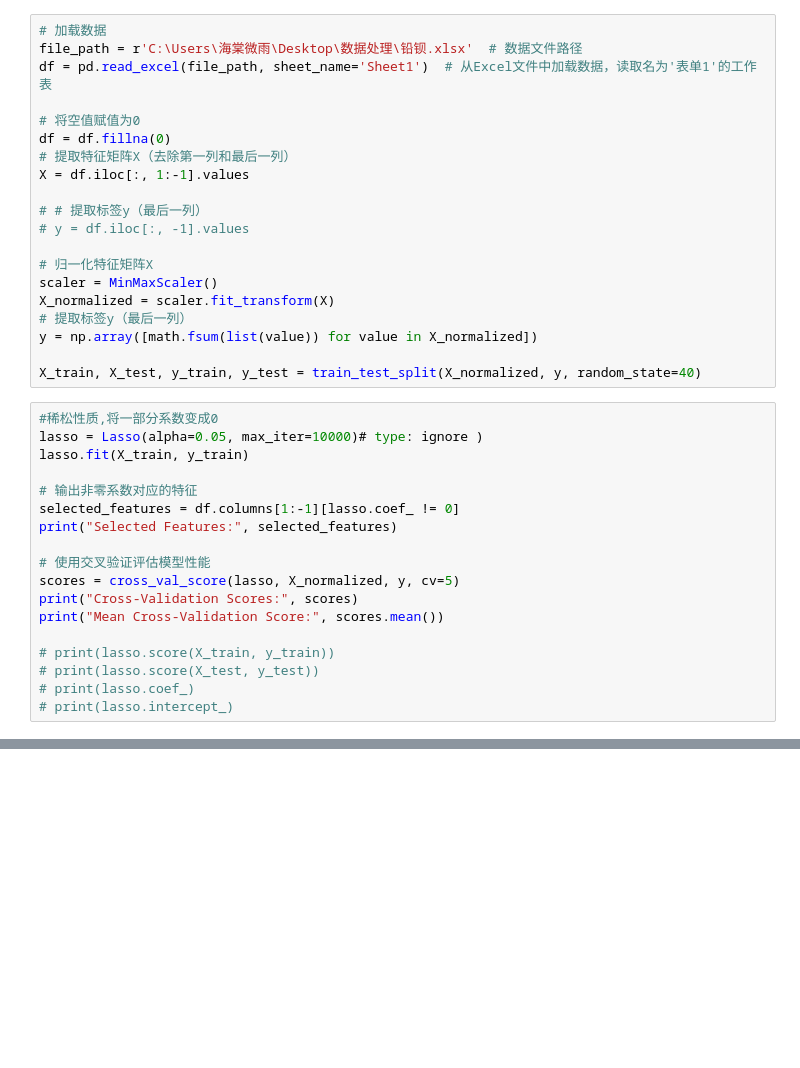
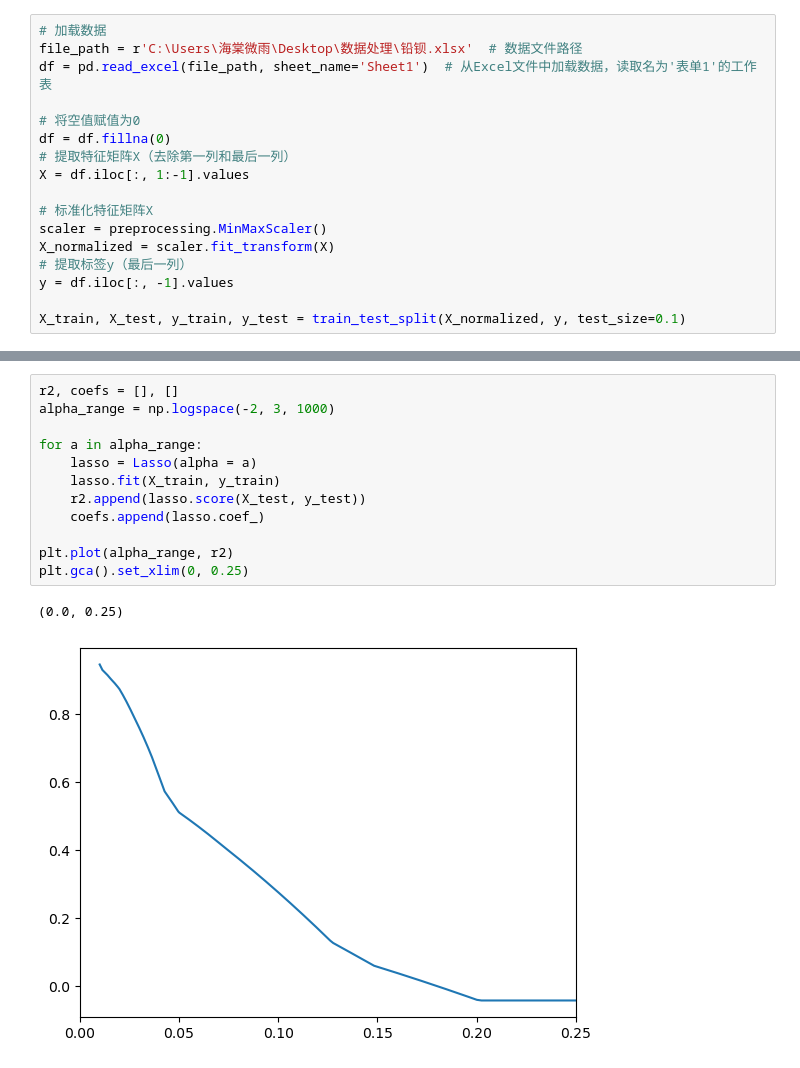
Before and after one commit to mrbomrwu/data-analysis, a Jupyter notebook: Pregame simulation/lasso-be.ipynb, the cells around one changed output, grey strips where cells are left out. Cells and saved outputs as stored; diff of their text form; blank space fills up the shorter version.

```diff
--- a/Pregame simulation/lasso-be.ipynb
+++ b/Pregame simulation/lasso-be.ipynb
@@ -19,31 +19,10 @@ df = df.fillna(0)
 # 提取特征矩阵X（去除第一列和最后一列）
 X = df.iloc[:, 1:-1].values
 
-# # 提取标签y（最后一列）
-# y = df.iloc[:, -1].values
-
-# 归一化特征矩阵X
-scaler = MinMaxScaler()
+# 标准化特征矩阵X
+scaler = preprocessing.MinMaxScaler()
 X_normalized = scaler.fit_transform(X)
 # 提取标签y（最后一列）
-y = np.array([math.fsum(list(value)) for value in X_normalized])
+y = df.iloc[:, -1].values
 
-X_train, X_test, y_train, y_test = train_test_split(X_normalized, y, random_state=40)
+X_train, X_test, y_train, y_test = train_test_split(X_normalized, y, test_size=0.1)
-# %%
-#稀松性质,将一部分系数变成0
-lasso = Lasso(alpha=0.05, max_iter=10000)# type: ignore )
-lasso.fit(X_train, y_train)
-
-# 输出非零系数对应的特征
-selected_features = df.columns[1:-1][lasso.coef_ != 0]
-print("Selected Features:", selected_features)
-
-# 使用交叉验证评估模型性能
-scores = cross_val_score(lasso, X_normalized, y, cv=5)
-print("Cross-Validation Scores:", scores)
-print("Mean Cross-Validation Score:", scores.mean())
-
-# print(lasso.score(X_train, y_train))
-# print(lasso.score(X_test, y_test))
-# print(lasso.coef_)
-# print(lasso.intercept_)
@@ -108,0 +29,15 @@ print("测试集得分:", lasso_cv.score(X_test, y_test))
+# %%
+r2, coefs = [], []
+alpha_range = np.logspace(-2, 3, 1000)
+
+for a in alpha_range:
+    lasso = Lasso(alpha = a)
+    lasso.fit(X_train, y_train)
+    r2.append(lasso.score(X_test, y_test))
+    coefs.append(lasso.coef_)
+
+plt.plot(alpha_range, r2)
+plt.gca().set_xlim(0, 0.25)
+# %% [output]
+(0.0, 0.25)
+[figure, added]
```
Also changed, not shown: parts of 7 cells of this notebook, 3 other files.
